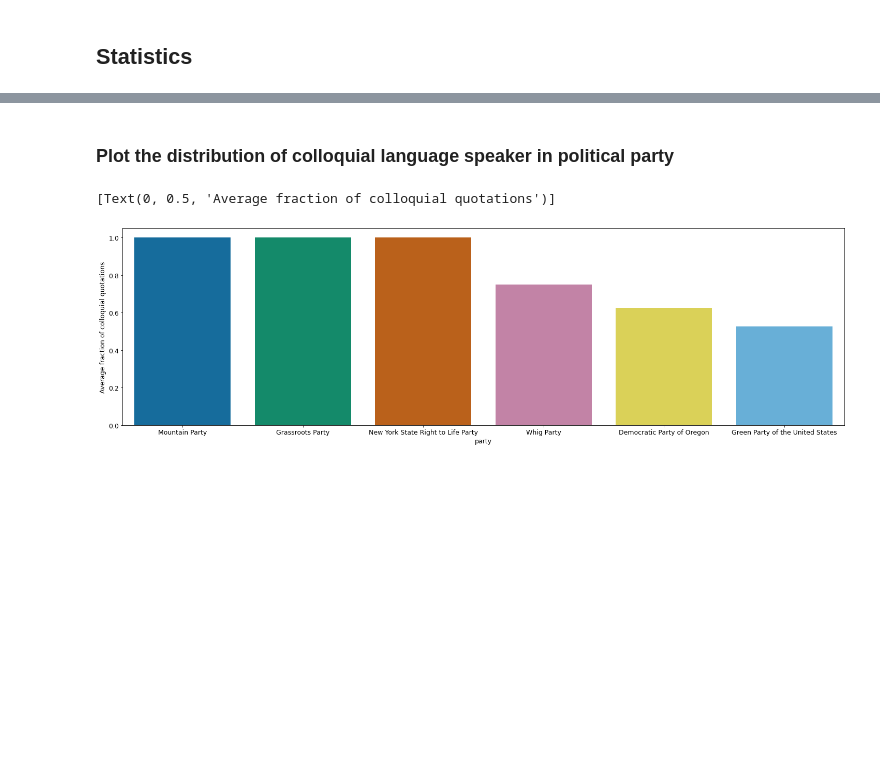
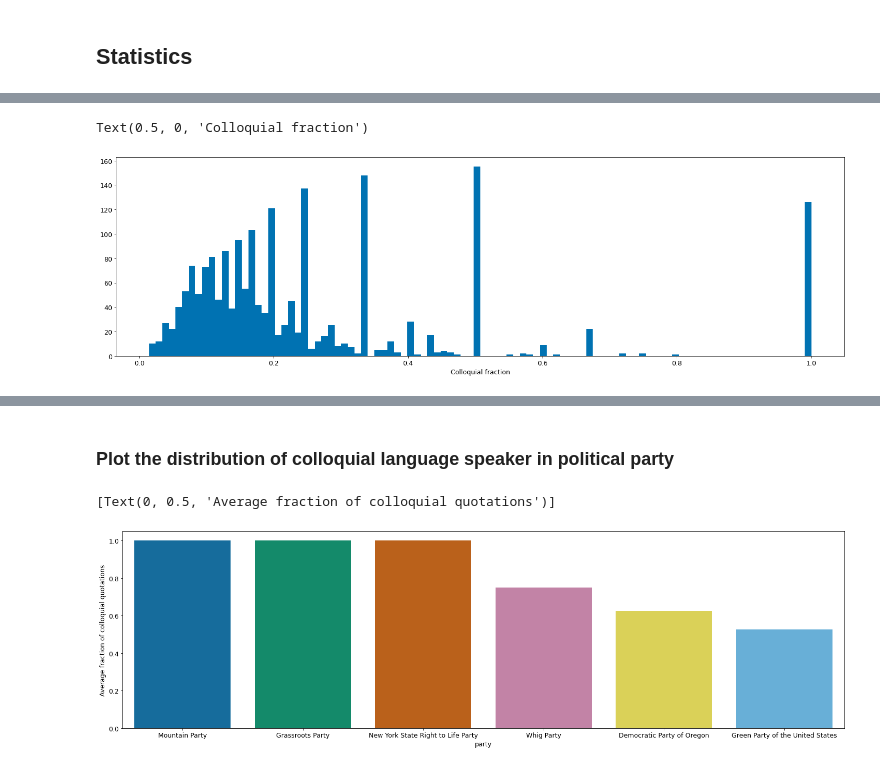
Before and after one commit to epfl-ada/ada-2021-project-adacadabra, a Jupyter notebook: ANALYSIS/M3_Statistics_on_speakers_aggregation.ipynb, the cells around one changed output, grey strips where cells are left out. Drawn from its saved outputs; the diff is of its cells as text; code cells hidden in the pictures; blank space fills up the shorter version.

```diff
--- a/ANALYSIS/M3_Statistics_on_speakers_aggregation.ipynb
+++ b/ANALYSIS/M3_Statistics_on_speakers_aggregation.ipynb
@@ -91,0 +98,6 @@ Plot the repartition of colloquial between Democrat and Republican
+# %%
+plt.hist(df_plot['fraction'],bins=100,log=False);
+plt.xlabel('Colloquial fraction')
+# %% [output]
+Text(0.5, 0, 'Colloquial fraction')
+[figure, added]
```
Also changed, not shown: parts of 19 cells of this notebook, 1 other file.
